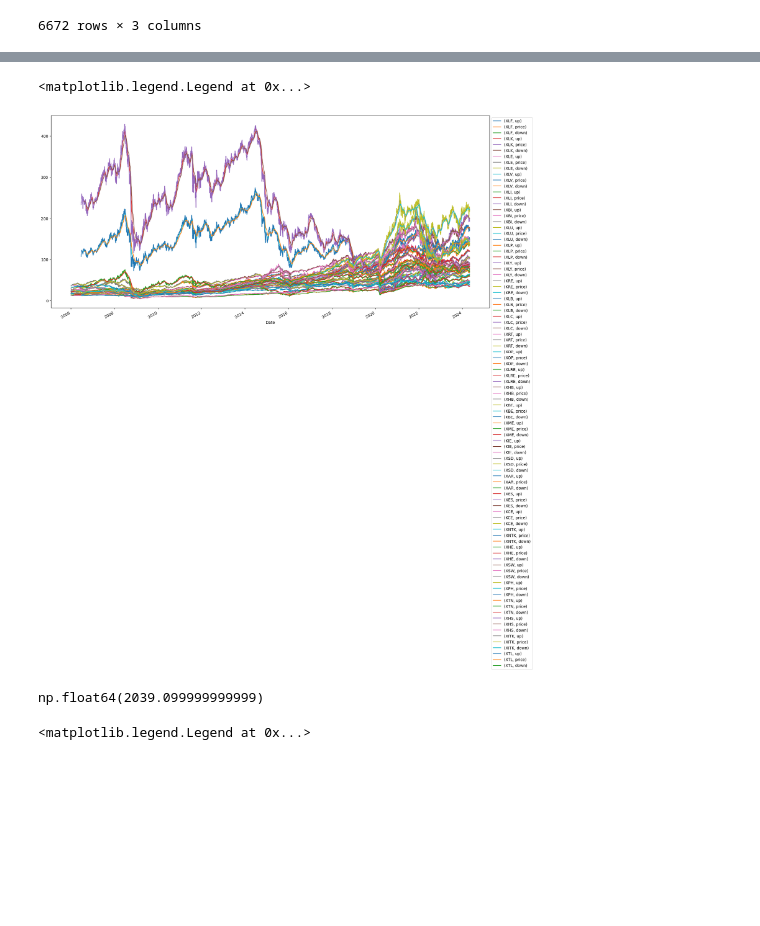
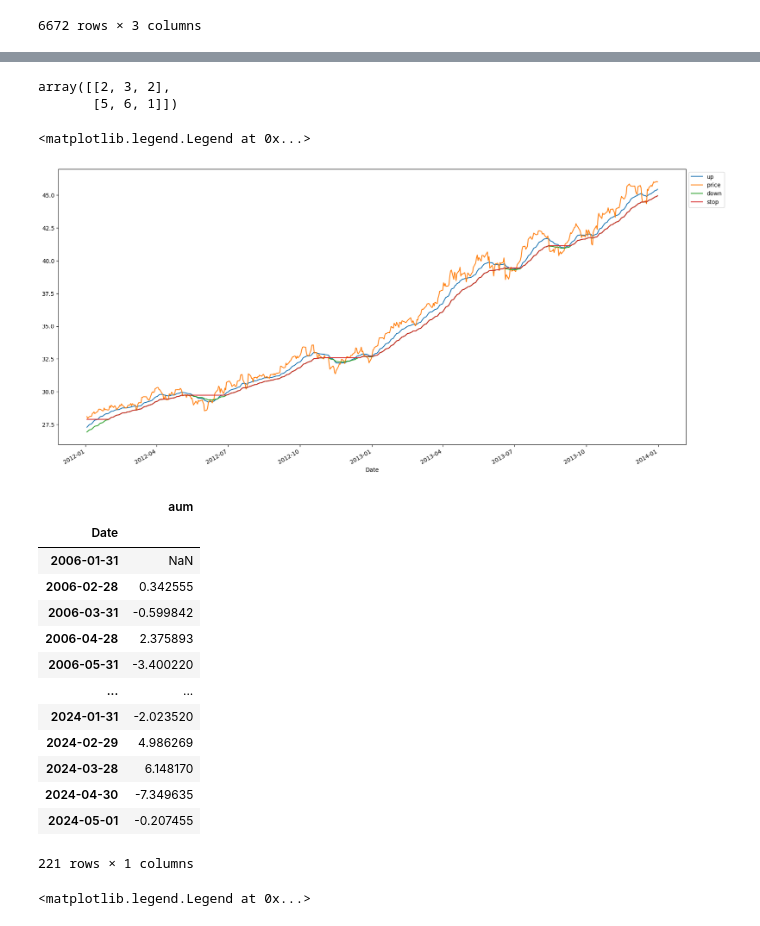
Before and after one commit to asmarton/dm, a Jupyter notebook: notebooks/keltner-donchian-trend-following.ipynb, the cells around one changed output, grey strips where cells are left out. Saved outputs shown, nothing was run; the diff lists cells and outputs as text; code cells hidden in the pictures; blank space fills up the shorter version.

Commit message:
feat: timing etfs

```diff
--- a/notebooks/keltner-donchian-trend-following.ipynb
+++ b/notebooks/keltner-donchian-trend-following.ipynb
@@ -60,8 +60,8 @@ import db.schemas as schemas
 
 job = schemas.IndustryTrendsJobBase(
     initial_balance=100_000,
-    start_date=pd.to_datetime('2020-01-01'),
-    end_date=pd.to_datetime('2024-01-01'),
+    start_date=pd.to_datetime('2006-01-01'),
+    end_date=pd.to_datetime('2024-05-01'),
     tickers=it.etfs,
     up_period=20,
     down_period=40,
@@ -73,4 +73,4 @@ job = schemas.IndustryTrendsJobBase(
     benchmark='SPY',
     user='*',
 )
-results = it.trend_following_strategy(job)
+results = it.timing_etfs(job)
@@ -97,10 +95,29 @@ results.balance
+# %%
+np.array([[2,3,2],[5,6,1]]).copy()
+# %% [output]
+array([[2, 3, 2],
+       [5, 6, 1]])
 # %%
-results.channels.plot(figsize=(20, 10)).legend(bbox_to_anchor=(1.0, 1.0))
+results.channels['XLV'].loc['2012-01-01':'2014-01-01'].dropna().plot(figsize=(20, 10)).legend(bbox_to_anchor=(1.0, 1.0))
 # %% [output]
 <matplotlib.legend.Legend at 0x...>
-[figure, old version]
+[figure, new version]
 # %%
-results.tx_costs.sum()
+pd.DataFrame(port['aum'].groupby(pd.Grouper(freq='ME')).nth(-1).pct_change() * 100).rename(
+    columns={0: 'Return'})
 # %% [output]
+|  | aum |
+| Date |  |
+| 2006-01-31 | NaN |
+| 2006-02-28 | 0.342555 |
+| 2006-03-31 | -0.599842 |
+| 2006-04-28 | 2.375893 |
+| 2006-05-31 | -3.400220 |
+| ... | ... |
+| 2024-01-31 | -2.023520 |
+| 2024-02-29 | 4.986269 |
+| 2024-03-28 | 6.148170 |
+| 2024-04-30 | -7.349635 |
+| 2024-05-01 | -0.207455 |
-np.float64(2039.099999999999)
+221 rows × 1 columns
 # %%
```
Also changed, not shown: parts of 7 cells of this notebook, 14 other files.
